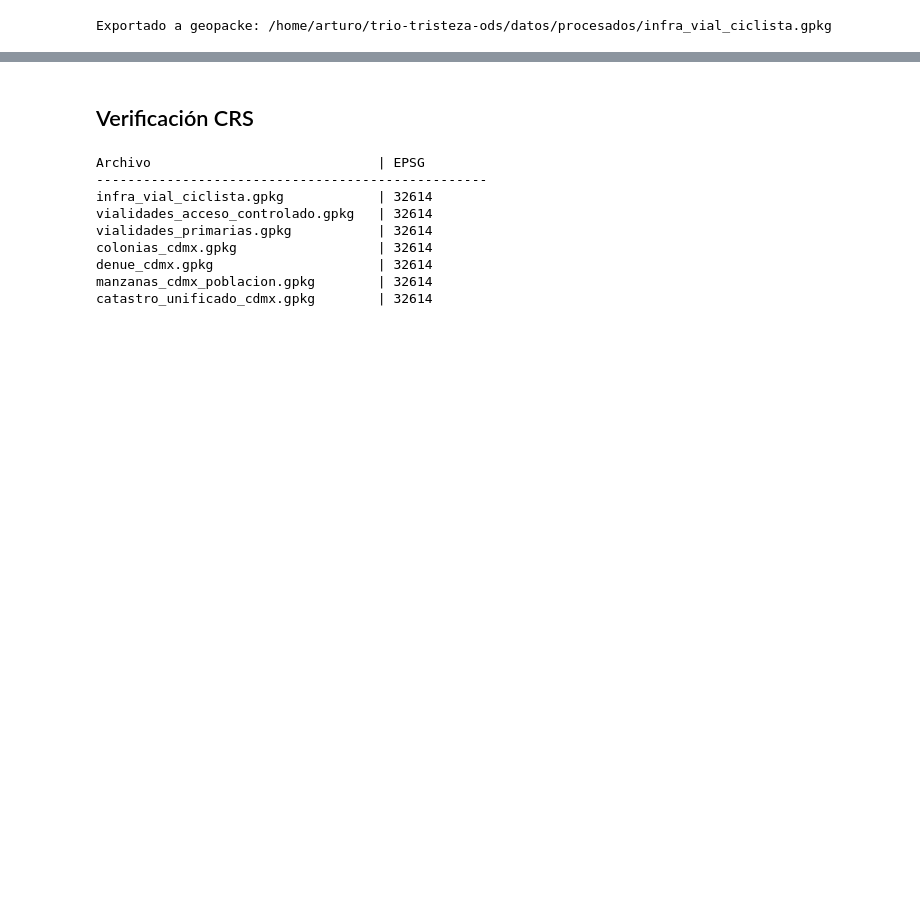
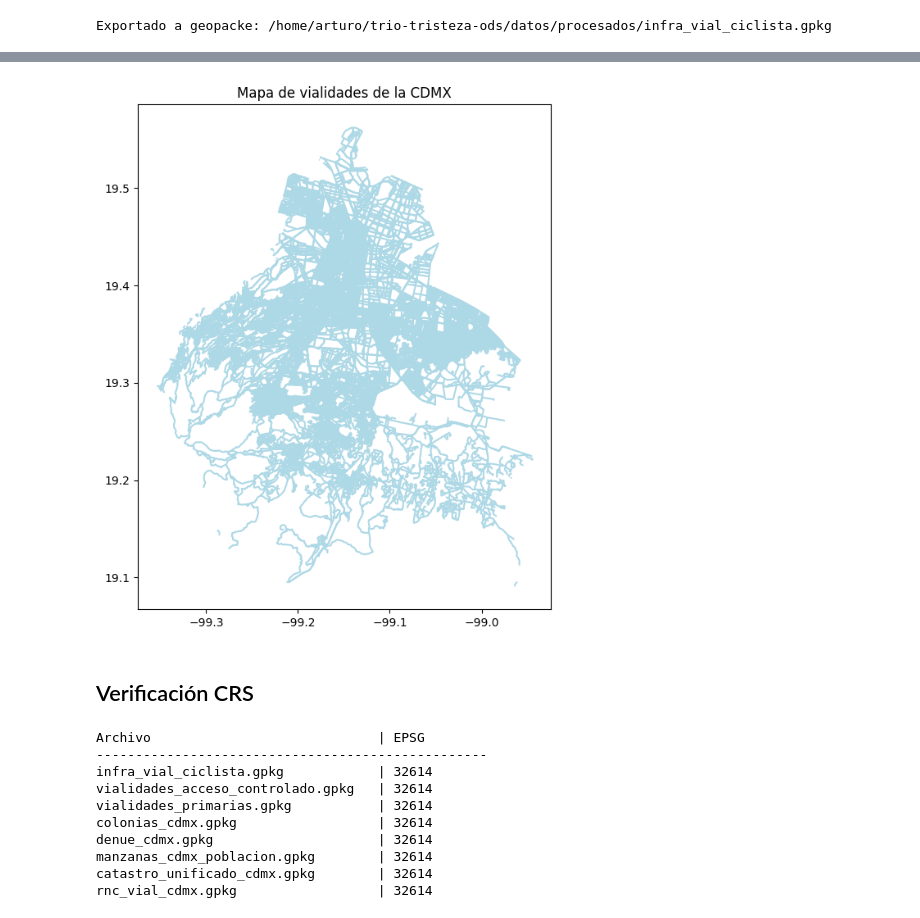
Before and after one commit to trio-tristeza/hackods-unam, a Jupyter notebook: notebooks/carga_insumos.ipynb, the cells around one changed output, grey strips where cells are left out. Cells and saved outputs as stored; diff of their text form; code cells hidden in the pictures; blank space fills up the shorter version.

Commit message:
datos: se añade insumo de red nacional de caminos y poligonales de estados de México y procesamiento para exportación a gpkg

```diff
--- a/notebooks/carga_insumos.ipynb
+++ b/notebooks/carga_insumos.ipynb
@@ -346,0 +350,40 @@ Exportado a geopacke: /home/arturo/trio-tristeza-ods/datos/procesados/infra_vial
+# %%
+rutaRNC = rutaInsumos / "794551163030_gpk.zip"
+rutaEstados = rutaInsumos / "dest25gw_c.zip"
+rutaExportRNC = rutaProcesados / "rnc_vial_cdmx.gpkg"
+
+# Extracción polígono de CDMX
+with zipfile.ZipFile(rutaEstados, 'r') as z:
+    shp_file = [f for f in z.namelist() if f.endswith('.shp')][0]
+    estados = gpd.read_file(f"zip://{rutaEstados}!{shp_file}")
+    # Clave '09' para Ciudad de México según debug previo
+    poligono_cdmx = estados[estados['CVE_ENT'] == '09'].to_crs(epsg=4326)
+
+# Procesadp RNC
+with zipfile.ZipFile(rutaRNC, 'r') as z:
+    gpkg_name = [f for f in z.namelist() if f.endswith('.gpkg')][0]
+    # Extracción temporal para velocidad de lectura
+    z.extract(gpkg_name, path=".")
+
+path_temp_gpkg = Path(gpkg_name)
+bbox = tuple(poligono_cdmx.total_bounds)
+
+red_vial = gpd.read_file(path_temp_gpkg, layer='red_vial', bbox=bbox)
+
+# Clip para CDMX
+if red_vial.crs != poligono_cdmx.crs:
+    poligono_cdmx = poligono_cdmx.to_crs(red_vial.crs)
+red_vial_cdmx = gpd.clip(red_vial, poligono_cdmx)
+
+print(f"Vialidades finales: {len(red_vial_cdmx)}")
+print("Reproyectando a EPSG:32614 y guardando...")
+red_vial_cdmx.to_crs(epsg=32614).to_file(rutaExportRNC, driver="GPKG")
+
+# Limpieza temporal
+if path_temp_gpkg.exists():
+    os.remove(path_temp_gpkg)
+    if (Path(".") / "conjunto_de_datos").exists():
+        import shutil
+        shutil.rmtree(Path(".") / "conjunto_de_datos")
+
+print(f"Archivo guardado en: {rutaExportRNC}")
@@ -347,3 +398,9 @@ Exportado a geopacke: /home/arturo/trio-tristeza-ods/datos/procesados/infra_vial
+# %%
+red_vial_cdmx.plot(figsize=(8, 8), color='lightblue', edgecolor='white')
+plt.title("Mapa de vialidades de la CDMX")
+plt.show()
+# %% [output]
+[figure, added]
 # %% [markdown]
 ## Verificación CRS
 # %%
@@ -354,7 +411,8 @@ capas_nombres = [
     "colonias_cdmx.gpkg",
     "denue_cdmx.gpkg",
     "manzanas_cdmx_poblacion.gpkg",
-    "catastro_unificado_cdmx.gpkg"
+    "catastro_unificado_cdmx.gpkg",
+    "rnc_vial_cdmx.gpkg"
 ]
 
 print(f"{'Archivo':<35} | {'EPSG'}")
@@ -363,10 +421,8 @@ print("-" * 50)
 for nombre in capas_nombres:
     ruta_completa = rutaProcesados / nombre
 
-    # Verificamos si el archivo existe antes de intentar leerlo
     if ruta_completa.exists():
         try:
-            # Leemos solo los metadatos (fiona) para ser más rápidos
             info = gpd.read_file(ruta_completa, rows=1)
             crs_info = info.crs.to_epsg() if info.crs else "No definido"
             print(f"{nombre:<35} | {crs_info}")
@@ -384,3 +440,4 @@ colonias_cdmx.gpkg                  | 32614
 denue_cdmx.gpkg                     | 32614
 manzanas_cdmx_poblacion.gpkg        | 32614
 catastro_unificado_cdmx.gpkg        | 32614
+rnc_vial_cdmx.gpkg                  | 32614
```
Also changed, not shown: parts of 8 cells of this notebook, 5 other files.
